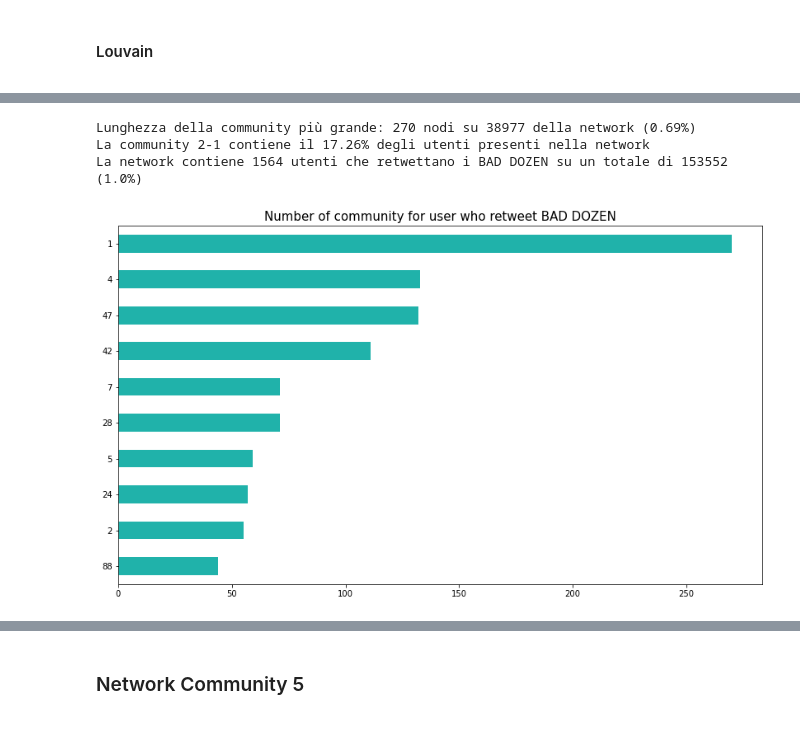
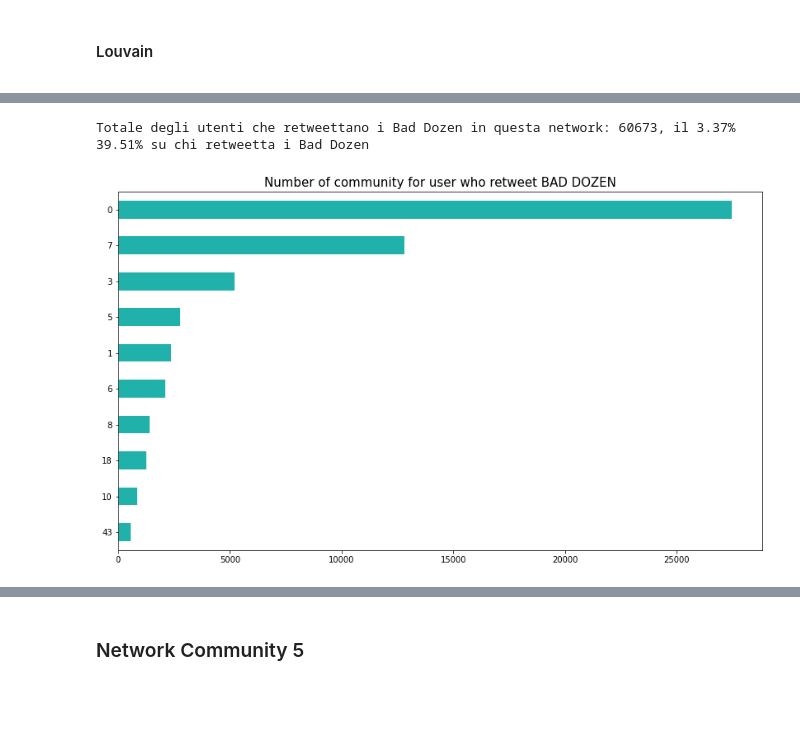
Before and after one commit to gi-ux/BachelorProject, a Jupyter notebook: notebook/Subnetworks.ipynb, the cells around one changed output, grey strips where cells are left out. Drawn from its saved outputs; the diff is of its cells as text; code cells hidden in the pictures.

```diff
--- a/notebook/Subnetworks.ipynb
+++ b/notebook/Subnetworks.ipynb
@@ -13,7 +13,6 @@ import glob
 import logging
 import importlib
 import json
-from tabulate import tabulate
 import networkx as nx
 import seaborn as sns
 import re
@@ -25,7 +24,7 @@ import leidenalg as la
 import igraph as ig
 from cdlib import algorithms
 warnings.filterwarnings('ignore')
-path = "C:/Users/Gianluca/Desktop/Supsi/Git/BachelorProject/network/"
+path = "C:/Users/gianl/Desktop/Gi/Supsi/BachelorProject/network/"
 %autosave 3600
 # %% [output]
 Autosaving every 3600 seconds
@@ -130,9 +129,12 @@ def read_from_json(path):
     print("Time: ",stop_time-start_time)
     return obj
 # %%
-path_ccdh_rt = glob.glob("C:/Users/Gianluca/Desktop/Supsi/Git/BachelorProject/large_files/ccdh/")
-ccdh_rt = pd.read_csv(path_ccdh_rt[0] + "disinformation_users.csv")
+path_ccdh_rt = glob.glob("C:/Users/gianl/Desktop/Gi/Supsi/BachelorProject/large_files/ccdh/")
+ccdh_rt = pd.read_csv(path_ccdh_rt[0] + "rt_bad.csv")
 good_rt = pd.read_csv(path_ccdh_rt[0] + "rt_good.csv")
+path_dozen = glob.glob("C:/Users/gianl/Desktop/Gi/Supsi/BachelorProject/csv/")
+bad_dozen = pd.read_csv(path_dozen[0] + "disinformation_users.csv")
+good_dozen = pd.read_csv(path_dozen[0] + "good_dozen.csv")
 # %%
 # df_1 = pd.read_csv(path + "prova_1.csv", lineterminator="\n", low_memory=False)
 # df_1
@@ -241,8 +269,8 @@ La network contiene 23097 utenti che retwettano i GOOD DOZEN su un totale di 594
 </p>
 <a id="comm_2"/>
 # %%
-nt_2 = pd.read_csv(path + "nt_2.csv", low_memory=False, lineterminator='\n')
-out_2 = network_general(nt_2)
-louvain_2 = network_louvain(nt_2)
-ccdh_rt_flt_2 = ccdh_rt[ccdh_rt.user_screen_name.isin([x for x in louvain_2["best_part"]])]
-good_rt_flt_2 = good_rt[good_rt.user_screen_name.isin([x for x in louvain_2["best_part"]])]
+path_inside = path + "/nt_2/"
+louvain_path = glob.glob(path_inside + "louvain*.json")[0]
+louvain_2 = read_from_json(louvain_path)
+ccdh_rt_flt_2 = ccdh_rt[ccdh_rt.user_screen_name.isin([x for x in louvain_2])]
+good_rt_flt_2 = good_rt[good_rt.user_screen_name.isin([x for x in louvain_2])]
@@ -276,11 +306,12 @@ plt.show()
 # %%
-val = rt_community(ccdh_rt_flt_2, louvain_2["best_part"])
-print(f"Lunghezza della community più grande: {val[1]} nodi su {comm[4]} della network ({round(val[1]/comm[4],4)*100}%)")
-print(f"La community 2-1 contiene il {round(val[1] / sum(val),4)*100}% degli utenti presenti nella network")
-print(f"La network contiene {sum(val)} utenti che retwettano i BAD DOZEN su un totale di {len(ccdh_rt)} ({round(sum(val)/len(ccdh_rt),2)*100}%)")
+val = rt_community(ccdh_rt_flt_2, louvain_2)
+print(f"Totale degli utenti che retweettano i Bad Dozen in questa network: {val.sum()}, il {round(val.sum()/comm.sum()*100,2)}%")
+print(f"{round(val.sum()/len(ccdh_rt)*100,2)}% su chi retweetta i Bad Dozen")
+# print(f"Lunghezza della community più grande: {val[1]} nodi su {comm[4]} della network ({round(val[1]/comm[4],4)*100}%)")
+# print(f"La community 2-1 contiene il {round(val[1] / sum(val),4)*100}% degli utenti presenti nella network")
+# print(f"La network contiene {sum(val)} utenti che retwettano i BAD DOZEN su un totale di {len(ccdh_rt)} ({round(sum(val)/len(ccdh_rt),2)*100}%)")
 plot_hist(val, "Number of community for user who retweet BAD DOZEN")
 # %% [output]
-Lunghezza della community più grande: 270 nodi su 38977 della network (0.69%)
-La community 2-1 contiene il 17.26% degli utenti presenti nella network
-La network contiene 1564 utenti che retwettano i BAD DOZEN su un totale di 153552 (1.0%)
+Totale degli utenti che retweettano i Bad Dozen in questa network: 60673, il 3.37%
+39.51% su chi retweetta i Bad Dozen
-[figure, old version]
+[figure, new version]
```
Also changed, not shown: parts of 15 cells of this notebook, 2 other files.
